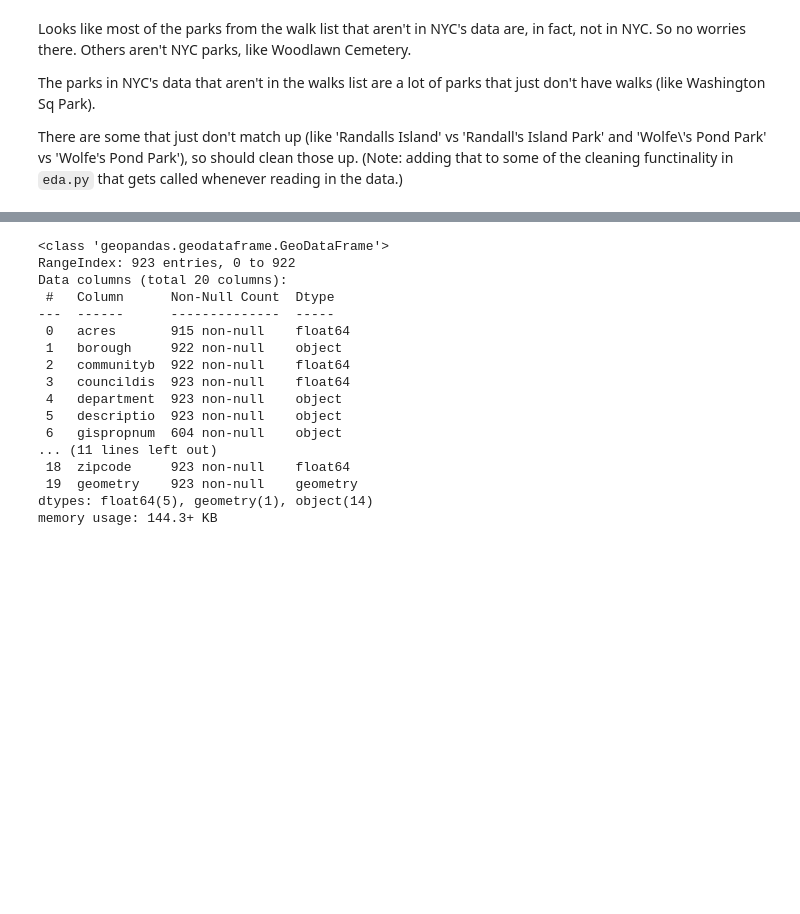
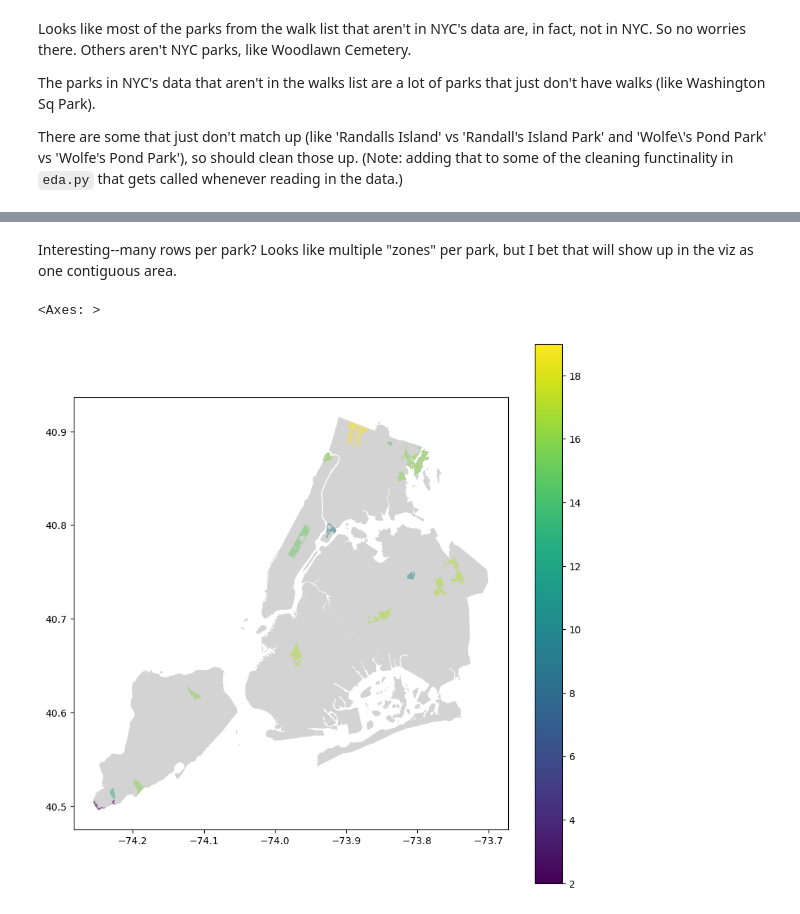
Before and after one commit to newyorkmyc/walks-list, a Jupyter notebook: mapping.ipynb, the cells around one changed output, grey strips where cells are left out. Cells and saved outputs as stored; diff of their text form; code cells hidden in the pictures; blank space fills up the shorter version.

Commit message:
Successful cloropleth of parks w/counts

```diff
--- a/mapping.ipynb
+++ b/mapping.ipynb
@@ -105,3 +87,9 @@ Looks like most of the parks from the walk list that aren't in NYC's data are, i
 The parks in NYC's data that aren't in the walks list are a lot of parks that just don't have walks (like Washington Sq Park).
 
 There are some that just don't match up (like 'Randalls Island' vs 'Randall's Island Park' and 'Wolfe\\'s Pond Park' vs 'Wolfe's Pond Park'), so should clean those up. (Note: adding that to some of the cleaning functinality in `eda.py` that gets called whenever reading in the data.)
+# %%
+# Merge in geometry polygons
+parks_counts = parks_data.groupby('ParkName')[['BroadGroupName','Species']].nunique().reset_index()
+parks_counts = parks_counts.rename(columns={'BroadGroupName':'BroadGroupCounts',
+                                            'Species':'SpeciesCounts'})
+parks_counts
@@ -108,5 +114,8 @@ There are some that just don't match up (like 'Randalls Island' vs 'Randall's Is
 # %%
-parks.head()
+parks_viz = parks.merge(parks_counts,
+                        left_on='propname', right_on='ParkName',
+                        how='left')
+parks_viz.head()
 # %% [output]
 |  | acres | borough | communityb | councildis | department | descriptio | gispropnum | location | nys_assemb | ... |
 | 0 | 12.455131 | M | 164.0 | 6.0 | M-13 | Central Park-The Great Hill | M010 | N Of 105, E Of CPW, W Of West Dr,... | 68 | ... |
@@ -114,23 +123,13 @@ parks.head()
 | 2 | 6.451369 | M | 164.0 | 6.0 | M-13 | Central Park-North Meadow Recreat... | M010 | W Drive, 97 St Transverse, N Mead... | 69, 68 | ... |
 | 3 | 15.300478 | M | 164.0 | 6.0 | M-13 | Central Park-79th St Yard And Sum... | M010 | CPW, 79 St Transverse, West Drive... | 69, 67 | ... |
 | 4 | 5.212581 | M | 164.0 | 6.0 | M-13 | Central Park-Reservoir Running Tr... | M010 | Mid-park In The 80's | 69 | ... |
-# %%
-parks.info()
-# %% [output]
-<class 'geopandas.geodataframe.GeoDataFrame'>
-RangeIndex: 923 entries, 0 to 922
-Data columns (total 20 columns):
- #   Column      Non-Null Count  Dtype
----  ------      --------------  -----
- 0   acres       915 non-null    float64
- 1   borough     922 non-null    object
- 2   communityb  922 non-null    float64
- 3   councildis  923 non-null    float64
- 4   department  923 non-null    object
- 5   descriptio  923 non-null    object
- 6   gispropnum  604 non-null    object
-... (11 lines left out)
- 18  zipcode     923 non-null    float64
- 19  geometry    923 non-null    geometry
-dtypes: float64(5), geometry(1), object(14)
-memory usage: 144.3+ KB
+# %% [markdown]
+Interesting--many rows per park? Looks like multiple "zones" per park, but I bet that will show up in the viz as one contiguous area.
+# %%
+fig, ax = plt.subplots(figsize = (10,10))
+boroughs.plot(ax=ax, color='lightgrey')
+parks_viz.plot(column='BroadGroupCounts', ax=ax,
+                  legend=True, alpha=.5)
+# %% [output]
+<Axes: >
+[figure, added]
```
Also changed, not shown: parts of 4 cells of this notebook.
